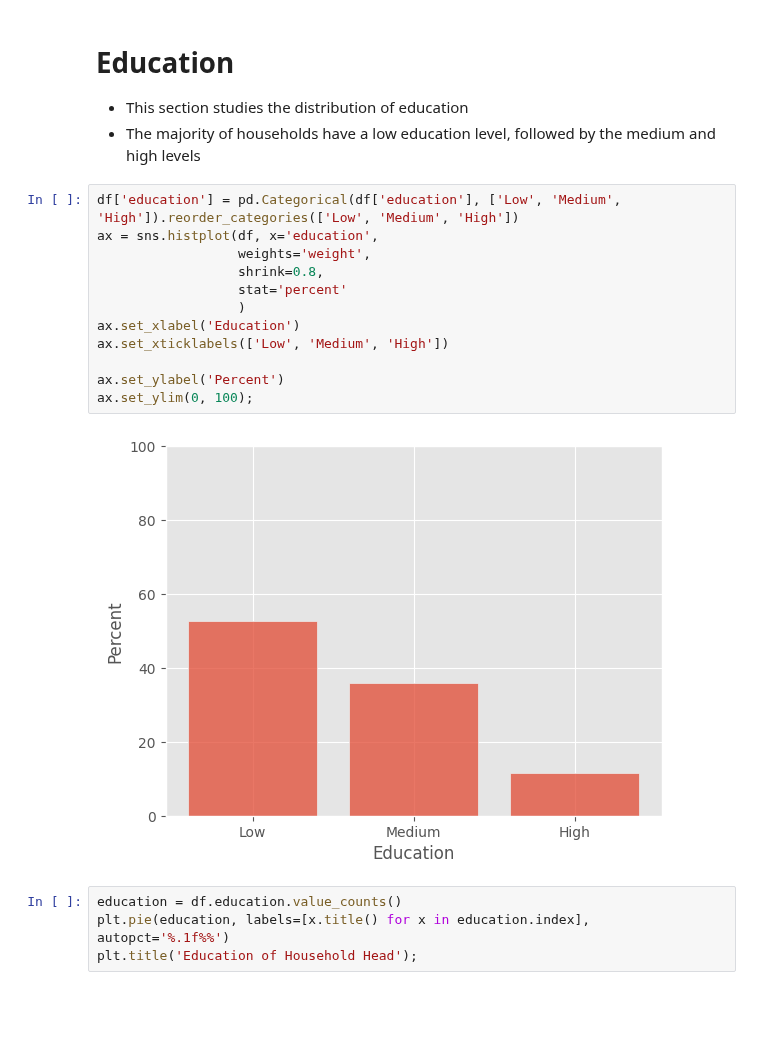
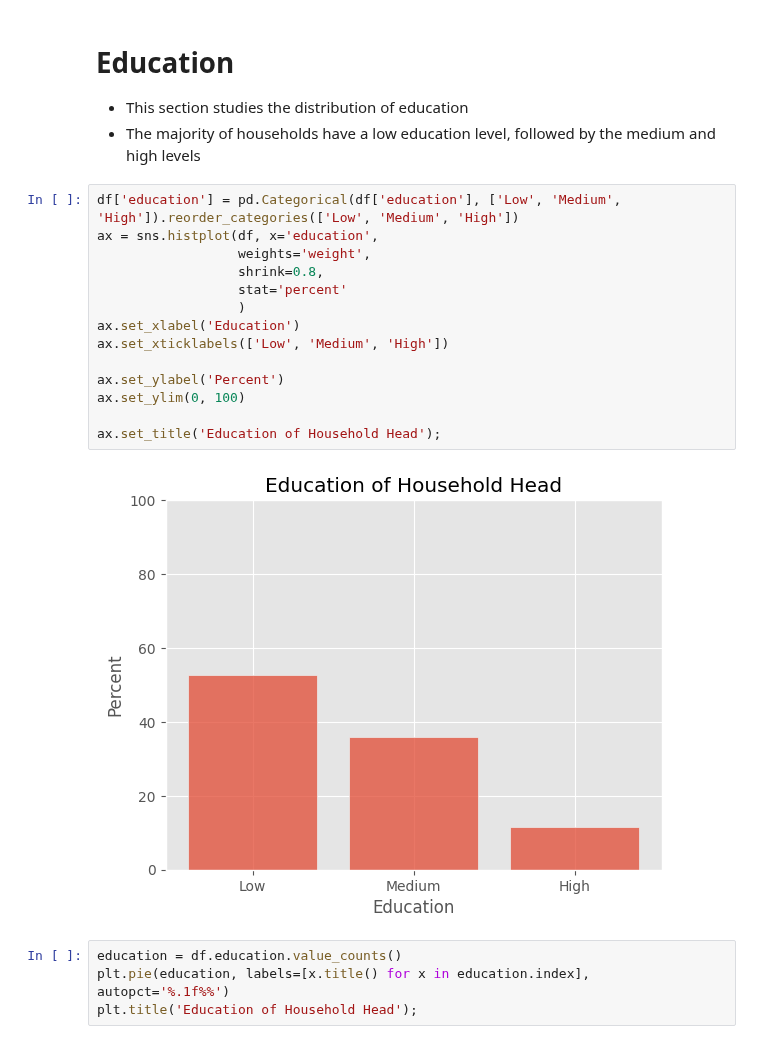
Before and after one commit to mjv2146/access-to-financial-markets, a Jupyter notebook: notebooks/2005/03_EDA.ipynb, the cells around one changed output. Saved outputs shown, nothing was run; the diff lists cells and outputs as text; blank space fills up the shorter version.

Commit message:
some plot fixes

```diff
--- a/notebooks/2005/03_EDA.ipynb
+++ b/notebooks/2005/03_EDA.ipynb
@@ -107,17 +111,19 @@ plt.title('Sex of Household Head');
 # %%
 df['education'] = pd.Categorical(df['education'], ['Low', 'Medium', 'High']).reorder_categories(['Low', 'Medium', 'High'])
 ax = sns.histplot(df, x='education',
                   weights='weight',
                   shrink=0.8,
                   stat='percent'
                   )
 ax.set_xlabel('Education')
 ax.set_xticklabels(['Low', 'Medium', 'High'])
 
 ax.set_ylabel('Percent')
-ax.set_ylim(0, 100);
+ax.set_ylim(0, 100)
+
+ax.set_title('Education of Household Head');
 # %% [output]
-[figure, old version]
+[figure, new version]
 # %%
 education = df.education.value_counts()
 plt.pie(education, labels=[x.title() for x in education.index], autopct='%.1f%%')
```
Also changed, not shown: parts of 4 cells of this notebook, 1 other file.
